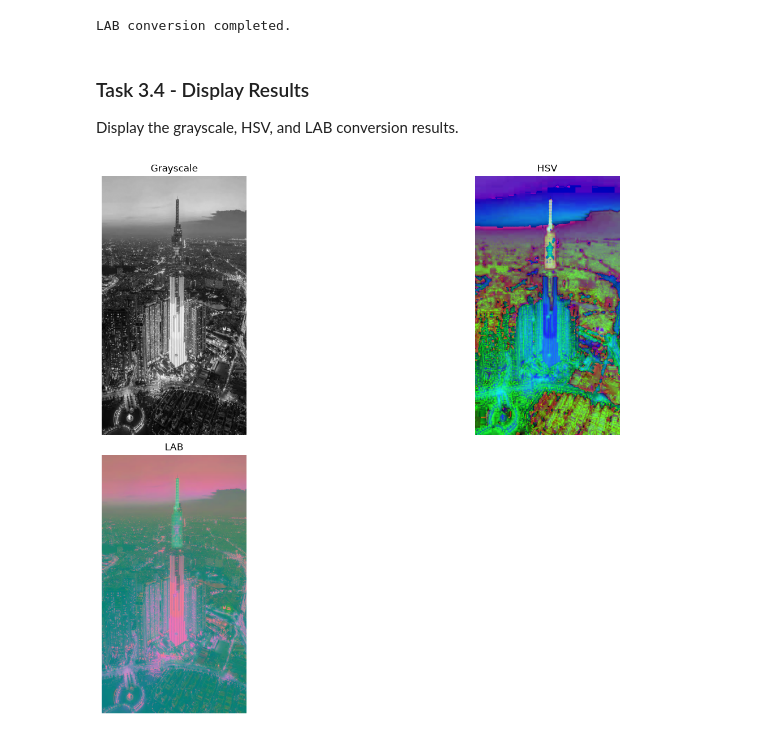
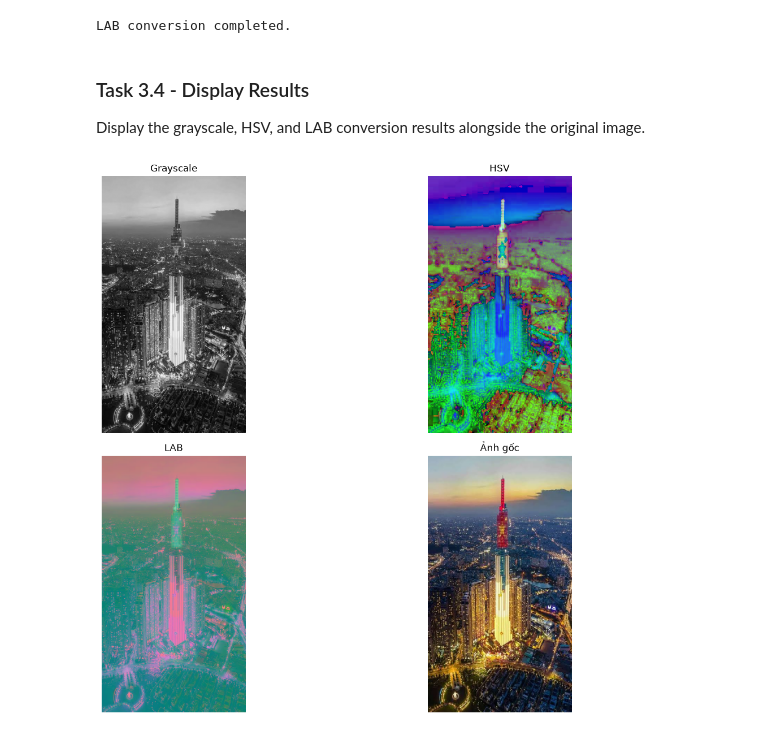
Before and after one commit to TranQuan231005/Computer_Vision_Lab, a Jupyter notebook: Lap1/Lap1.ipynb, the cells around one changed output. Saved outputs shown, nothing was run; the diff lists cells and outputs as text; code cells hidden in the pictures.

```diff
--- a/Lap1/Lap1.ipynb
+++ b/Lap1/Lap1.ipynb
@@ -157,29 +162,35 @@ LAB conversion completed.
 # %% [markdown]
 ### Task 3.4 - Display Results
 
-Display the grayscale, HSV, and LAB conversion results.
+Display the grayscale, HSV, and LAB conversion results alongside the original image.
 # %%
 plt.figure(figsize=(15, 10))
 
 # Grayscale
 plt.subplot(2, 2, 1)
 plt.imshow(gray, cmap="gray")
 plt.title("Grayscale")
 plt.axis("off")
 
 # HSV
 plt.subplot(2, 2, 2)
 plt.imshow(hsv)
 plt.title("HSV")
 plt.axis("off")
 
 # LAB
 plt.subplot(2, 2, 3)
 plt.imshow(lab)
 plt.title("LAB")
 plt.axis("off")
 
+# Original
+plt.subplot(2, 2, 4)
+plt.imshow(image_rgb)
+plt.title("Ảnh gốc")
+plt.axis("off")
+
 plt.tight_layout()
 plt.show()
 # %% [output]
-[figure, old version]
+[figure, new version]
```
Also changed, not shown: parts of 2 cells of this notebook, 1 other file.
